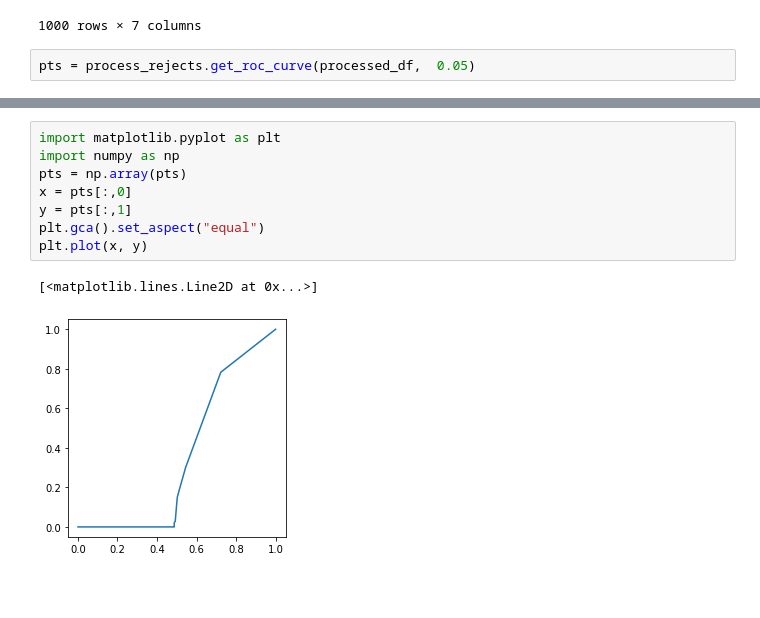
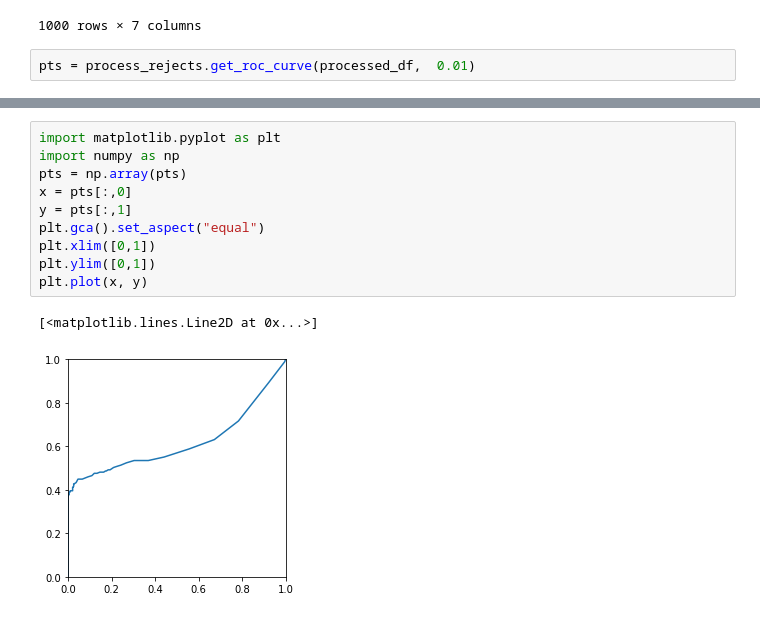
Before and after one commit to devourers/masters-diploma, a Jupyter notebook: sample.ipynb, the cells around one changed output, grey strips where cells are left out. Drawn from its saved outputs; the diff is of its cells as text; blank space fills up the shorter version.

Commit message:
added roc curve

```diff
--- a/sample.ipynb
+++ b/sample.ipynb
@@ -112,4 +118,4 @@ See the caveats in the documentation: https://pandas.pydata.org/pandas-docs/stab
 | 999 | 999 | D:\study\diploma\data\photo\image... | svk_id | svk.id.type1 | False | 0.897507 | True |
 1000 rows × 7 columns
 # %%
-pts = process_rejects.get_roc_curve(processed_df,  0.05)
+pts = process_rejects.get_roc_curve(processed_df,  0.01)
@@ -139,11 +122,13 @@ pts
 # %%
 import matplotlib.pyplot as plt
 import numpy as np
 pts = np.array(pts)
 x = pts[:,0]
 y = pts[:,1]
 plt.gca().set_aspect("equal")
+plt.xlim([0,1])
+plt.ylim([0,1])
 plt.plot(x, y)
 # %% [output]
 [<matplotlib.lines.Line2D at 0x...>]
-[figure, old version]
+[figure, new version]
```
Also changed, not shown: parts of 3 cells of this notebook, 2 other files.
